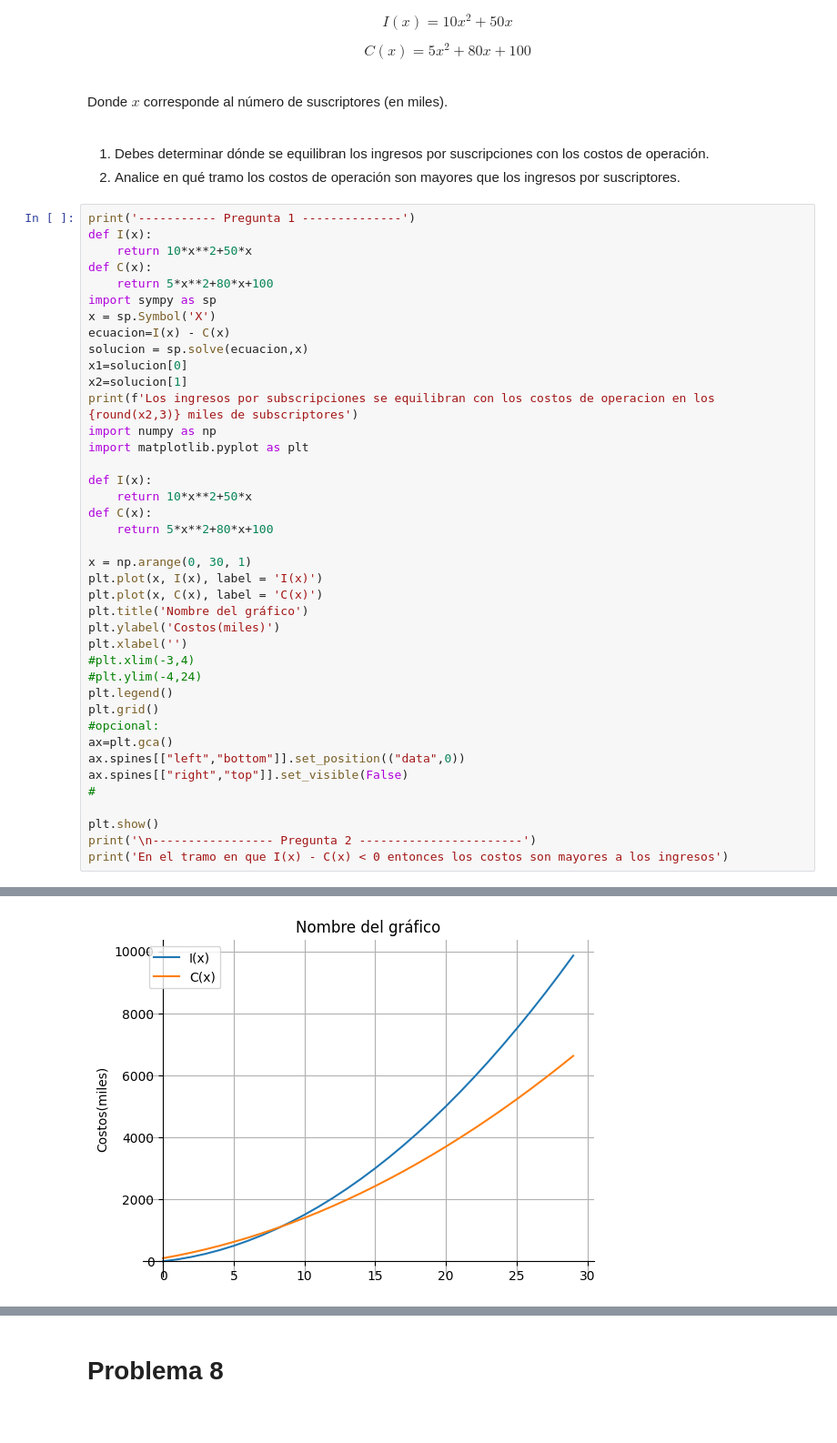
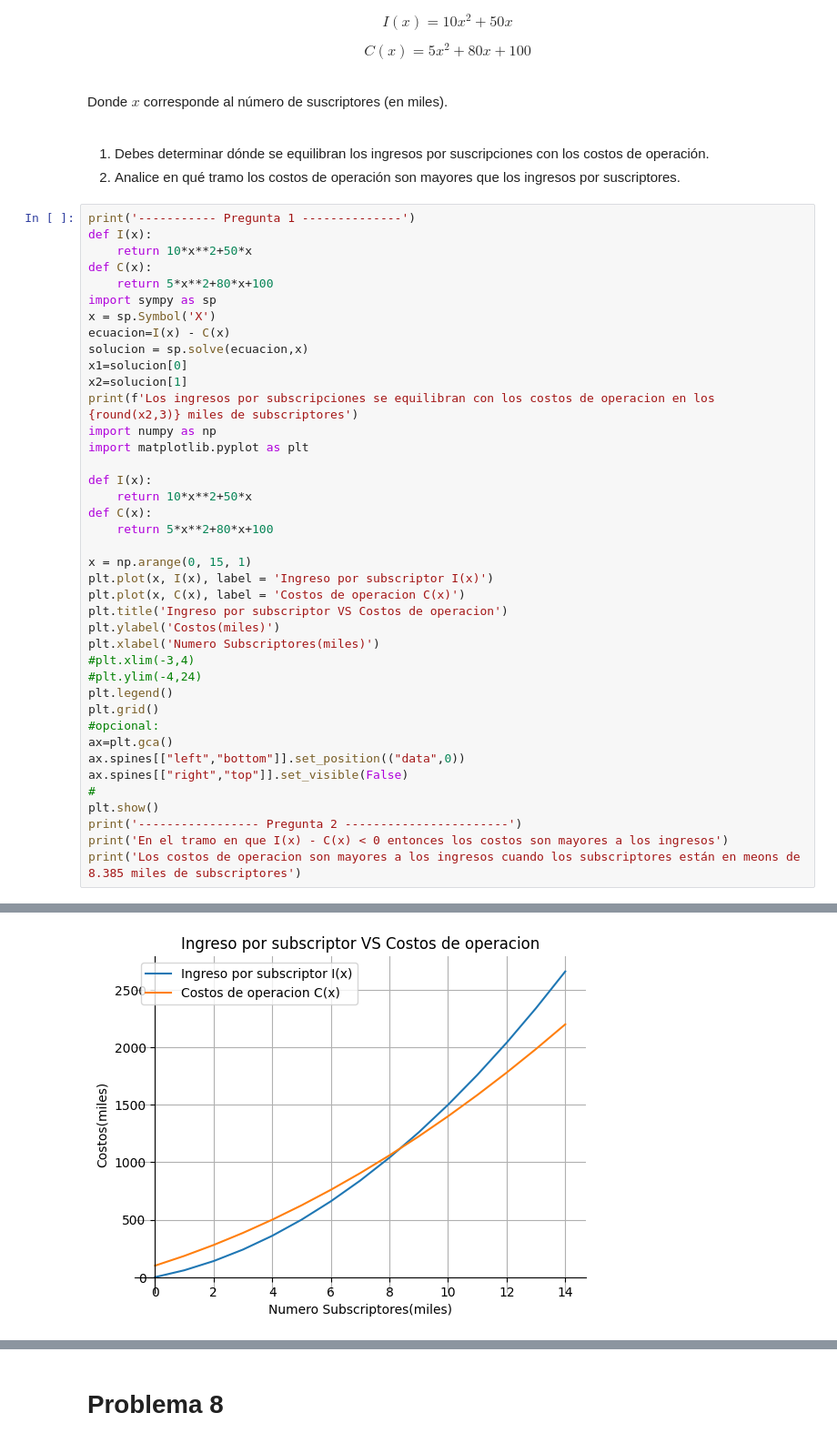
Before and after one commit to Cr1stoph/MAteAplicada, a Jupyter notebook: G3_Aplicaciones_de_funciones.ipynb, the cells around one changed output, grey strips where cells are left out. Shown: that part at 91% size. Cells and saved outputs as stored; diff of their text form; blank space fills up the shorter version.

```diff
--- a/G3_Aplicaciones_de_funciones.ipynb
+++ b/G3_Aplicaciones_de_funciones.ipynb
@@ -384,41 +384,41 @@ def C(x):
 import sympy as sp
 x = sp.Symbol('X')
 ecuacion=I(x) - C(x)
 solucion = sp.solve(ecuacion,x)
 x1=solucion[0]
 x2=solucion[1]
 print(f'Los ingresos por subscripciones se equilibran con los costos de operacion en los {round(x2,3)} miles de subscriptores')
 import numpy as np
 import matplotlib.pyplot as plt
 
 def I(x):
     return 10*x**2+50*x
 def C(x):
     return 5*x**2+80*x+100
 
-x = np.arange(0, 30, 1)
-plt.plot(x, I(x), label = 'I(x)')
-plt.plot(x, C(x), label = 'C(x)')
-plt.title('Nombre del gráfico')
+x = np.arange(0, 15, 1)
+plt.plot(x, I(x), label = 'Ingreso por subscriptor I(x)')
+plt.plot(x, C(x), label = 'Costos de operacion C(x)')
+plt.title('Ingreso por subscriptor VS Costos de operacion')
 plt.ylabel('Costos(miles)')
-plt.xlabel('')
+plt.xlabel('Numero Subscriptores(miles)')
 #plt.xlim(-3,4)
 #plt.ylim(-4,24)
 plt.legend()
 plt.grid()
 #opcional:
 ax=plt.gca()
 ax.spines[["left","bottom"]].set_position(("data",0))
 ax.spines[["right","top"]].set_visible(False)
 #
-
 plt.show()
-print('\n----------------- Pregunta 2 -----------------------')
+print('----------------- Pregunta 2 -----------------------')
 print('En el tramo en que I(x) - C(x) < 0 entonces los costos son mayores a los ingresos')
+print('Los costos de operacion son mayores a los ingresos cuando los subscriptores están en meons de 8.385 miles de subscriptores')
 # %% [output]
 ----------- Pregunta 1 --------------
 Los ingresos por subscripciones se equilibran con los costos de operacion en los 8.385 miles de subscriptores
-[figure, old version]
+[figure, new version]
 ----------------- Pregunta 2 -----------------------
 En el tramo en que I(x) - C(x) < 0 entonces los costos son mayores a los ingresos
 # %% [markdown]
```
Also changed, not shown: parts of 3 cells of this notebook.
